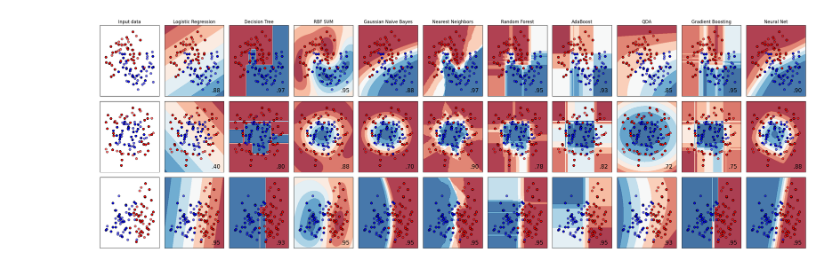
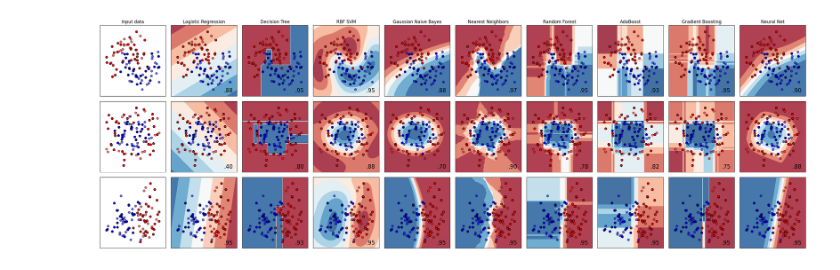
Before and after one commit to AI4BP/ainotes, a Jupyter notebook: sklearn-getting-started/ipynb/classifier-comparison.ipynb, the cells around one changed output. Saved outputs shown, nothing was run; the diff lists cells and outputs as text; code cells hidden in the pictures.

```diff
--- a/sklearn-getting-started/ipynb/classifier-comparison.ipynb
+++ b/sklearn-getting-started/ipynb/classifier-comparison.ipynb
@@ -23,7 +23,6 @@ from sklearn.svm import SVC
 from sklearn.naive_bayes import GaussianNB
 from sklearn.neighbors import KNeighborsClassifier
 from sklearn.ensemble import RandomForestClassifier, AdaBoostClassifier, GradientBoostingClassifier
-from sklearn.discriminant_analysis import QuadraticDiscriminantAnalysis
 from sklearn.neural_network import MLPClassifier
 
 
@@ -35,7 +34,6 @@ names = [
     "Nearest Neighbors",
     "Random Forest",
     "AdaBoost",
-    "QDA",
     "Gradient Boosting",
     "Neural Net",
 ]
@@ -48,7 +46,6 @@ classifiers = [
     KNeighborsClassifier(),
     RandomForestClassifier(),
     AdaBoostClassifier(),
-    QuadraticDiscriminantAnalysis(),
     GradientBoostingClassifier(),
     MLPClassifier(alpha=1, max_iter=1000),
 ]
@@ -114,34 +111,34 @@ for ds_cnt, ds in enumerate(datasets):
             X_train[:, 0], X_train[:, 1], c=y_train, cmap=cm_bright, edgecolors="k"
         )
         # Plot the testing points
         ax.scatter(
             X_test[:, 0],
             X_test[:, 1],
             c=y_test,
             cmap=cm_bright,
             edgecolors="k",
             alpha=0.6,
         )
 
         ax.set_xlim(x_min, x_max)
         ax.set_ylim(y_min, y_max)
         ax.set_xticks(())
         ax.set_yticks(())
         if ds_cnt == 0:
             ax.set_title(name)
         ax.text(
             x_max - 0.3,
             y_min + 0.3,
             ("%.2f" % score).lstrip("0"),
             size=15,
             horizontalalignment="right",
         )
         i += 1
 
 plt.tight_layout()
 plt.show()
 # %% [output]
-[figure, old version]
+[figure, new version]
 # %% [markdown]
 <a style='text-decoration:none;line-height:16px;display:flex;color:#5B5B62;padding:10px;justify-content:end;' href='https://deepnote.com?utm_source=created-in-deepnote-cell&projectId=d0fd9439-c605-456d-a503-a84c619fa8f8' target="_blank">
 <img alt='Created in deepnote.com' style='display:inline;max-height:16px;margin:0px;margin-right:7.5px;' src='embedded-picture-1' > </img>
```
Also changed, not shown: 2 other files.
